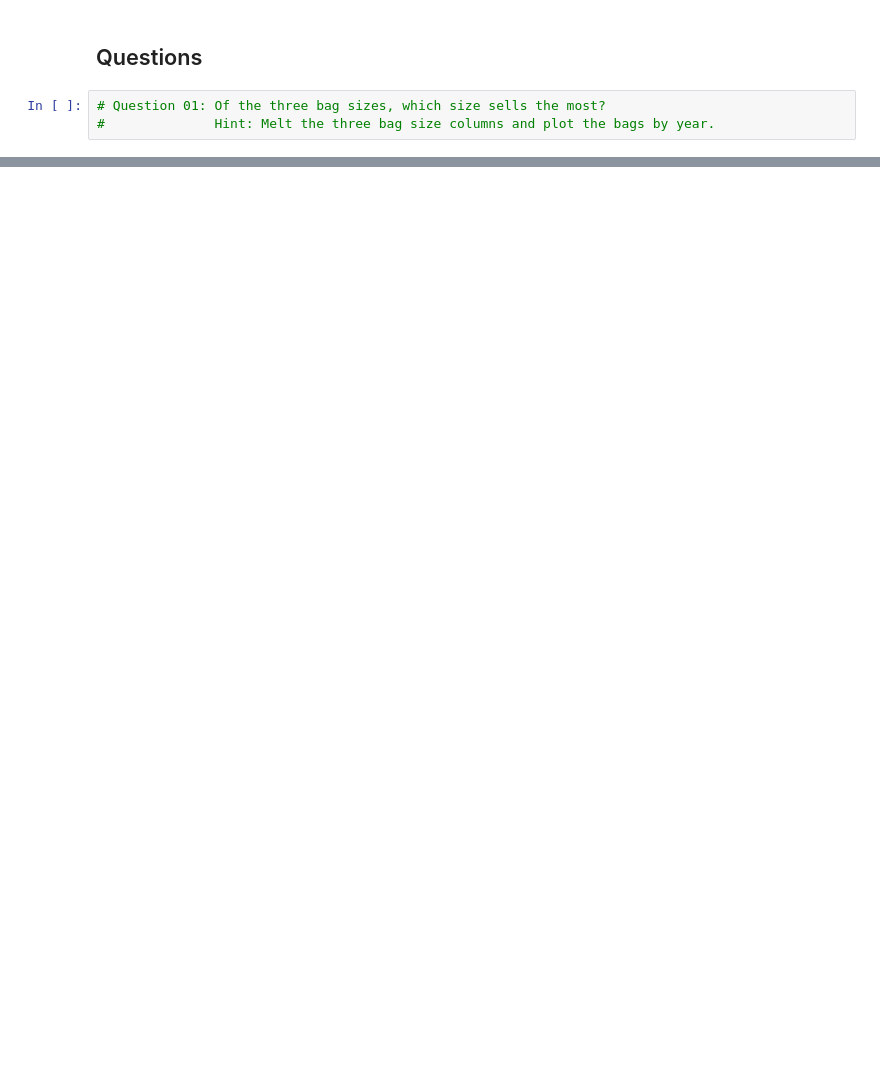
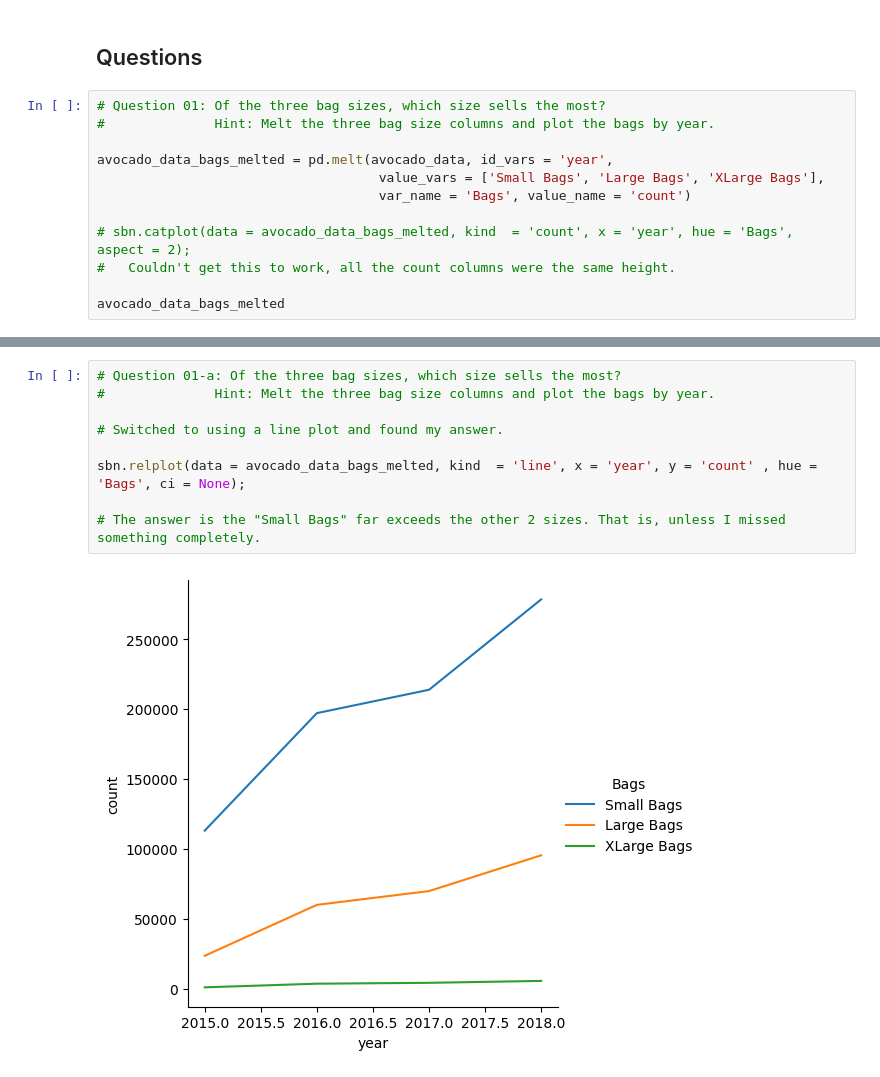
Before and after one commit to jlgull/CIS256DA, a Jupyter notebook: python_analysis/assignments/ch08/Jonathan_Heard_PA-8.ipynb, the cells around one changed output, grey strips where cells are left out. Cells and saved outputs as stored; diff of their text form; blank space fills up the shorter version.

```diff
--- a/python_analysis/assignments/ch08/Jonathan_Heard_PA-8.ipynb
+++ b/python_analysis/assignments/ch08/Jonathan_Heard_PA-8.ipynb
@@ -98,3 +192,12 @@ memory usage: 5.0 MB
 # %%
 # Question 01: Of the three bag sizes, which size sells the most?
 #              Hint: Melt the three bag size columns and plot the bags by year.
+
+avocado_data_bags_melted = pd.melt(avocado_data, id_vars = 'year',
+                                    value_vars = ['Small Bags', 'Large Bags', 'XLarge Bags'],
+                                    var_name = 'Bags', value_name = 'count')
+
+# sbn.catplot(data = avocado_data_bags_melted, kind  = 'count', x = 'year', hue = 'Bags', aspect = 2);
+#   Couldn't get this to work, all the count columns were the same height.
+
+avocado_data_bags_melted
@@ -101,2 +218,13 @@ memory usage: 5.0 MB
+# %%
+# Question 01-a: Of the three bag sizes, which size sells the most?
+#              Hint: Melt the three bag size columns and plot the bags by year.
+
+# Switched to using a line plot and found my answer.
+
+sbn.relplot(data = avocado_data_bags_melted, kind  = 'line', x = 'year', y = 'count' , hue = 'Bags', ci = None);
+
+# The answer is the "Small Bags" far exceeds the other 2 sizes. That is, unless I missed something completely.
+# %% [output]
+[figure, added]
 # %%
 # Question 02: Which type of avocado sells the most?
```
Also changed, not shown: parts of 9 cells of this notebook, 2 other files.
